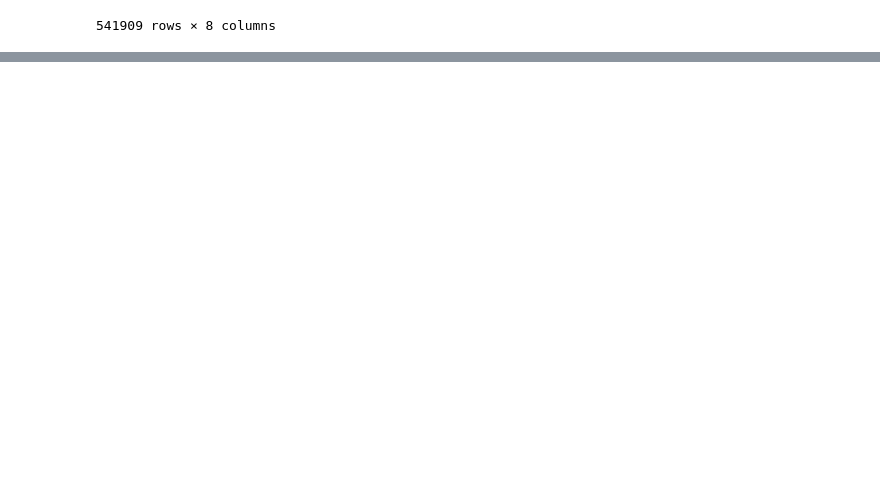
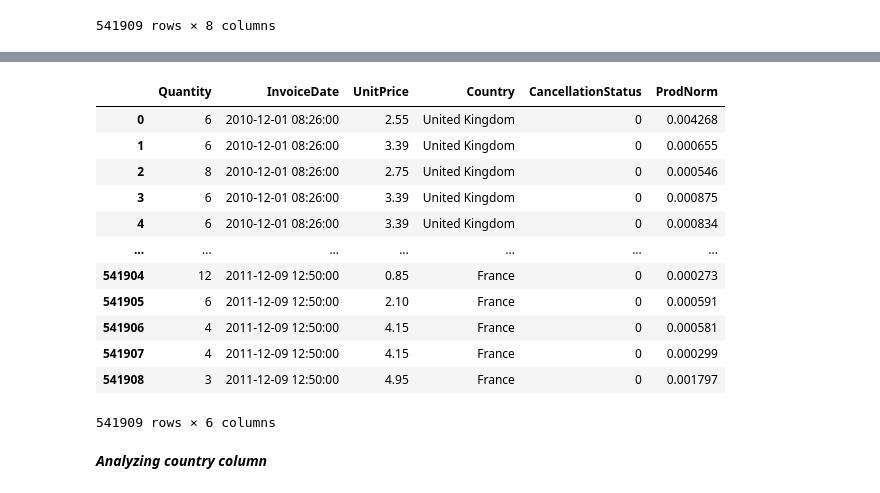
Before and after one commit to debhere/Retail-Customer-Clustering, a Jupyter notebook: Clustering Retail Customers.ipynb, the cells around one changed output, grey strips where cells are left out. Drawn from its saved outputs; the diff is of its cells as text; code cells hidden in the pictures; blank space fills up the shorter version.

```diff
--- a/Clustering Retail Customers.ipynb
+++ b/Clustering Retail Customers.ipynb
@@ -142,0 +149,14 @@ Name: StockCode, Length: 4070, dtype: int64
+# %%
+#As of now we are keepping the product data seperate
+#and remove the columns from the original dataset
+
+product = retail_inv[['StockCode', 'Description']]
+
+stockCode = retail_inv['StockCode'].value_counts().index
+stockNorm = retail_inv['StockCode'].value_counts(normalize=True).values
+
+prodNorm = dict(zip(stockCode, stockNorm))
+
+retail_inv['ProdNorm'] = retail_inv['StockCode'].apply(lambda x : prodNorm[x])
+retail_prod = retail_inv.drop(['Description', 'StockCode'], axis=1)
+retail_prod.head()
@@ -142,0 +179,21 @@ Name: StockCode, Length: 4070, dtype: int64
+# %%
+#similarly, lets remove customer id as well.
+
+retail_cust = retail_prod.drop(['CustomerID'], axis=1)
+retail_cust
+# %% [output]
+|  | Quantity | InvoiceDate | UnitPrice | Country | CancellationStatus | ProdNorm |
+| 0 | 6 | 2010-12-01 08:26:00 | 2.55 | United Kingdom | 0 | 0.004268 |
+| 1 | 6 | 2010-12-01 08:26:00 | 3.39 | United Kingdom | 0 | 0.000655 |
+| 2 | 8 | 2010-12-01 08:26:00 | 2.75 | United Kingdom | 0 | 0.000546 |
+| 3 | 6 | 2010-12-01 08:26:00 | 3.39 | United Kingdom | 0 | 0.000875 |
+| 4 | 6 | 2010-12-01 08:26:00 | 3.39 | United Kingdom | 0 | 0.000834 |
+| ... | ... | ... | ... | ... | ... | ... |
+| 541904 | 12 | 2011-12-09 12:50:00 | 0.85 | France | 0 | 0.000273 |
+| 541905 | 6 | 2011-12-09 12:50:00 | 2.10 | France | 0 | 0.000591 |
+| 541906 | 4 | 2011-12-09 12:50:00 | 4.15 | France | 0 | 0.000581 |
+| 541907 | 4 | 2011-12-09 12:50:00 | 4.15 | France | 0 | 0.000299 |
+| 541908 | 3 | 2011-12-09 12:50:00 | 4.95 | France | 0 | 0.001797 |
+541909 rows × 6 columns
+# %% [markdown]
+***Analyzing country column***
```
Also changed, not shown: parts of 11 cells of this notebook.
